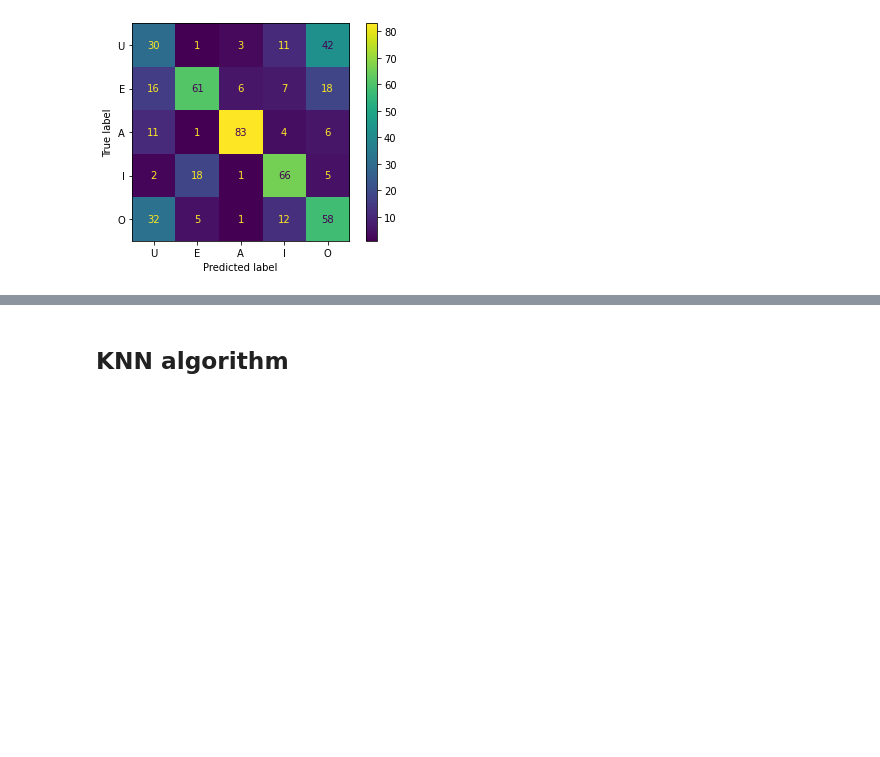
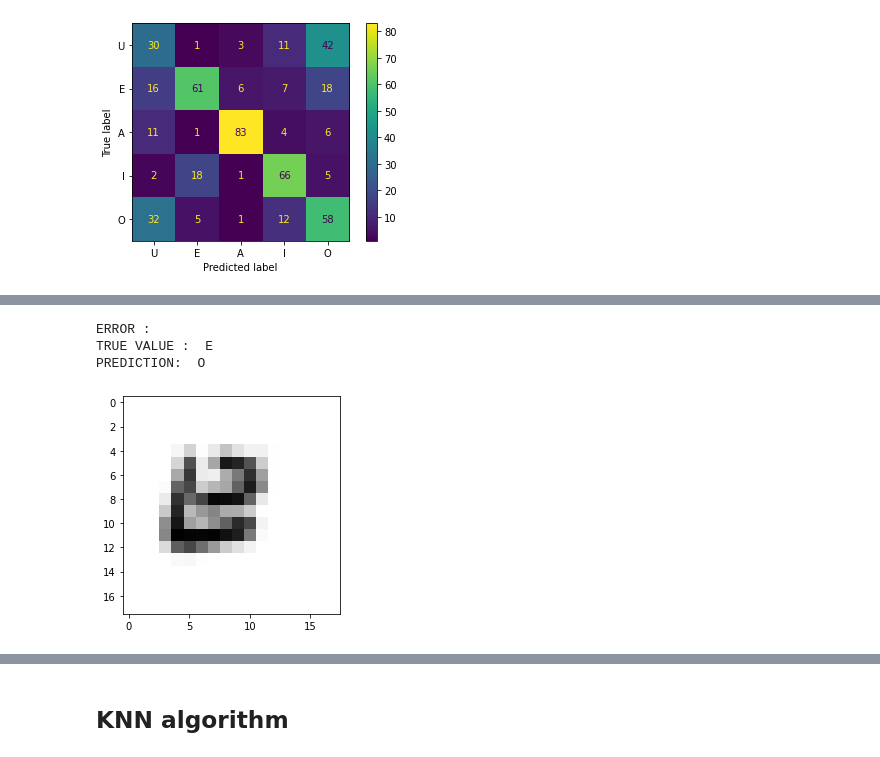
Before and after one commit to crazyjeannot/machine_learning_validation, a Jupyter notebook: 01_KMeans_&_KNN.ipynb, the cells around one changed output, grey strips where cells are left out. Saved outputs shown, nothing was run; the diff lists cells and outputs as text; code cells hidden in the pictures; blank space fills up the shorter version.

```diff
--- a/01_KMeans_&_KNN.ipynb
+++ b/01_KMeans_&_KNN.ipynb
@@ -193,0 +220,10 @@ disp.plot()
+# %%
+print("ERROR :")
+plt.imshow(x_test[8],cmap ="gray")
+print("TRUE VALUE : ", y_test[8])
+print("PREDICTION: ", preds_labelled[8])
+# %% [output]
+ERROR :
+TRUE VALUE :  E
+PREDICTION:  O
+[figure, added]
```
Also changed, not shown: parts of 26 cells of this notebook.
